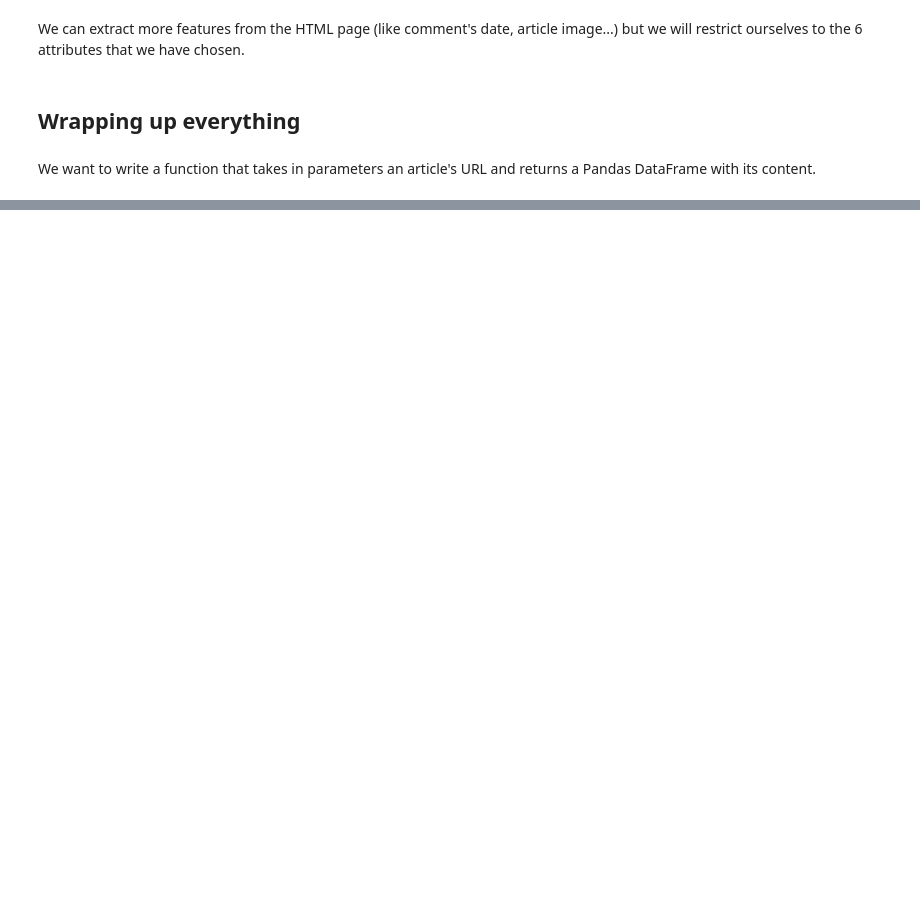
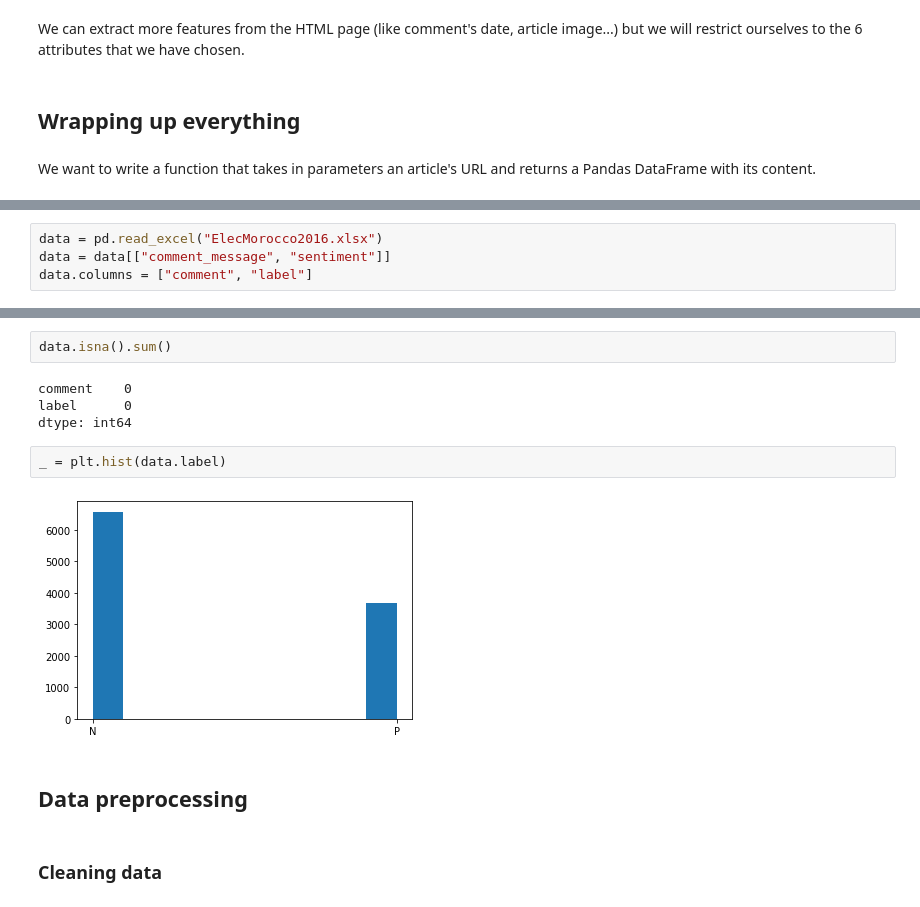
Before and after one commit to Rayryu/Should-I-read-this-hespress-article, a Jupyter notebook: Should_I_read_this_Hespress_article.ipynb, the cells around one changed output, grey strips where cells are left out. Saved outputs shown, nothing was run; the diff lists cells and outputs as text; blank space fills up the shorter version.

```diff
--- a/Should_I_read_this_Hespress_article.ipynb
+++ b/Should_I_read_this_Hespress_article.ipynb
@@ -202,0 +221,4 @@ data.head()
+# %%
+data = pd.read_excel("ElecMorocco2016.xlsx")
+data = data[["comment_message", "sentiment"]]
+data.columns = ["comment", "label"]
@@ -202,0 +249,14 @@ data.head()
+# %%
+data.isna().sum()
+# %% [output]
+comment    0
+label      0
+dtype: int64
+# %%
+_ = plt.hist(data.label)
+# %% [output]
+[figure, added]
+# %% [markdown]
+## Data preprocessing
+# %% [markdown]
+### Cleaning data
```
Also changed, not shown: parts of 38 cells of this notebook.
